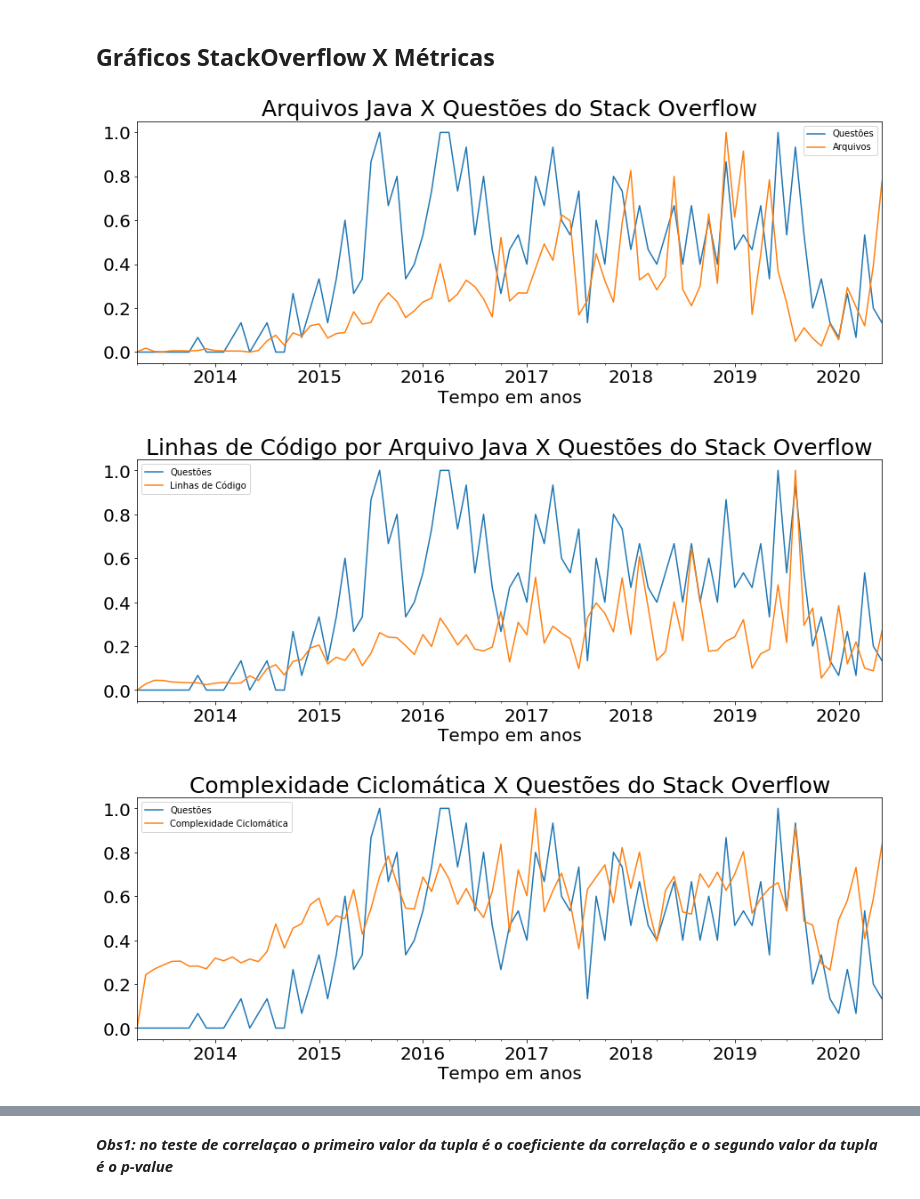
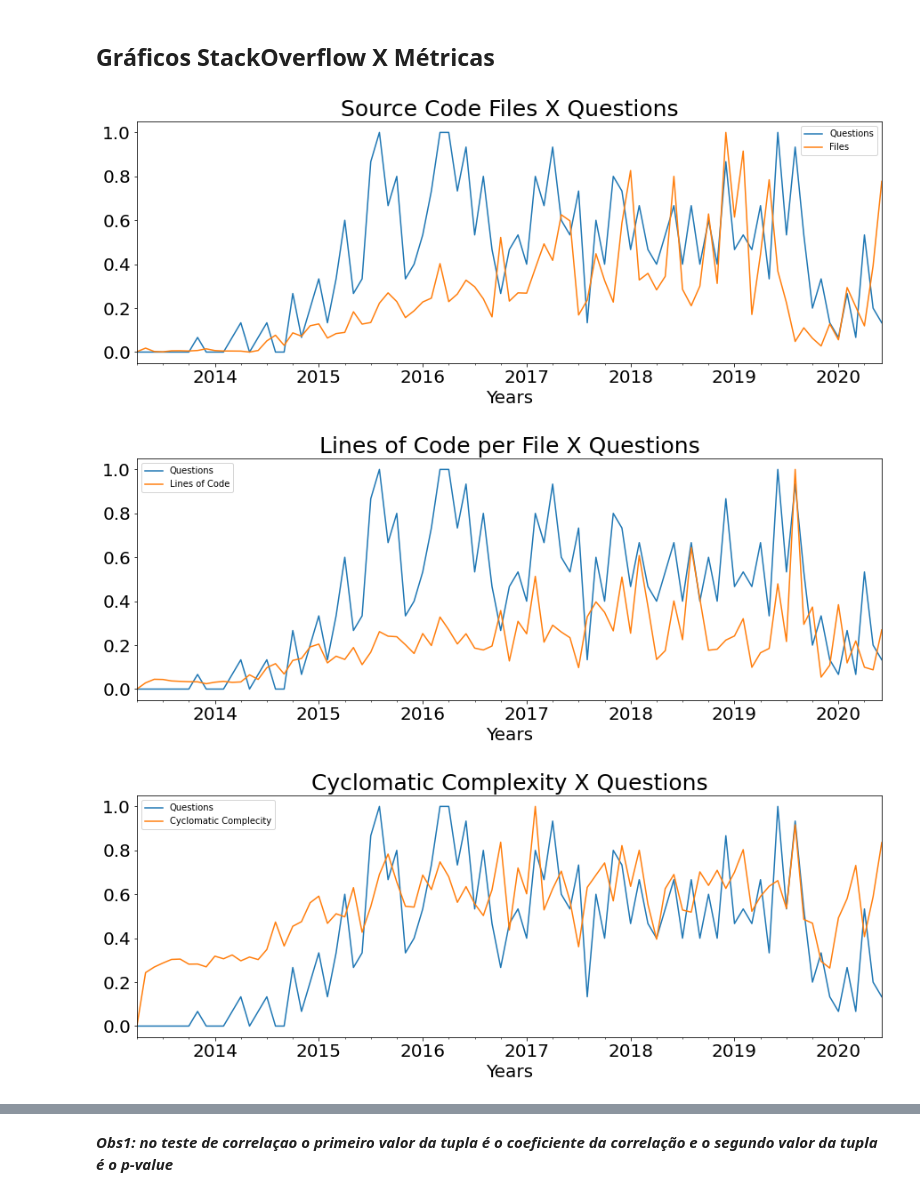
Before and after one commit to researchgroupsoma/SBES2022-CodeSamples, a Jupyter notebook: SBCARS2020/SBCARS2020.ipynb, the cells around one changed output, grey strips where cells are left out. Drawn from its saved outputs; the diff is of its cells as text; code cells hidden in the pictures.

```diff
--- a/SBCARS2020/SBCARS2020.ipynb
+++ b/SBCARS2020/SBCARS2020.ipynb
@@ -335,27 +386,27 @@ SpearmanrResult(correlation=-0.5494917768313291, pvalue=3.552448376390281e-08)
 # %% [markdown]
 ## Gráficos StackOverflow X Métricas
 # %%
-subplot = normalized_df["count_questions"].plot(figsize=(15,5), fontsize=20, legend=True, label="Questões")
-subplot = normalized_df["numberOfJavaFiles"].plot(figsize=(15,5), fontsize=20, legend=True, label="Arquivos")
-subplot.set_title("Arquivos Java X Questões do Stack Overflow", fontsize=25)
-subplot.set_xlabel("Tempo em anos", fontsize=20)
+subplot = normalized_df["count_questions"].plot(figsize=(15,5), fontsize=20, legend=True, label="Questions")
+subplot = normalized_df["numberOfJavaFiles"].plot(figsize=(15,5), fontsize=20, legend=True, label="Files")
+subplot.set_title("Source Code Files X Questions", fontsize=25)
+subplot.set_xlabel("Years", fontsize=20)
 subplot.figure.savefig("SBCARS2020/arquivosVsQuestões.pdf",bbox_inches = 'tight')
 # %% [output]
-[figure, old version]
+[figure, new version]
 # %%
-subplot = normalized_df["count_questions"].plot(figsize=(15,5), fontsize=20, legend=True, label="Questões")
-subplot = normalized_df["countLineCode/numberOfJavaFiles"].plot(figsize=(15,5), fontsize=20, legend=True, label="Linhas de Código")
-subplot.set_title("Linhas de Código por Arquivo Java X Questões do Stack Overflow", fontsize=25)
-subplot.set_xlabel("Tempo em anos", fontsize=20)
+subplot = normalized_df["count_questions"].plot(figsize=(15,5), fontsize=20, legend=True, label="Questions")
+subplot = normalized_df["countLineCode/numberOfJavaFiles"].plot(figsize=(15,5), fontsize=20, legend=True, label="Lines of Code")
+subplot.set_title("Lines of Code per File X Questions", fontsize=25)
+subplot.set_xlabel("Years", fontsize=20)
 subplot.figure.savefig("SBCARS2020/linhasVsQuestões.pdf",bbox_inches = 'tight')
 # %% [output]
-[figure, old version]
+[figure, new version]
 # %%
-subplot = normalized_df["count_questions"].plot(figsize=(15,5), fontsize=20, legend=True, label="Questões")
-subplot = normalized_df["SumCyclomaticStrict/CountDeclMethod"].plot(figsize=(15,5), fontsize=20, legend=True, label="Complexidade Ciclomática")
-subplot.set_title("Complexidade Ciclomática X Questões do Stack Overflow", fontsize=25)
-subplot.set_xlabel("Tempo em anos", fontsize=20)
+subplot = normalized_df["count_questions"].plot(figsize=(15,5), fontsize=20, legend=True, label="Questions")
+subplot = normalized_df["SumCyclomaticStrict/CountDeclMethod"].plot(figsize=(15,5), fontsize=20, legend=True, label="Cyclomatic Complecity")
+subplot.set_title("Cyclomatic Complexity X Questions", fontsize=25)
+subplot.set_xlabel("Years", fontsize=20)
 subplot.figure.savefig("SBCARS2020/ccVsQuestões.pdf",bbox_inches = 'tight')
 # %% [output]
-[figure, old version]
+[figure, new version]
 # %%
```
Also changed, not shown: parts of 18 cells of this notebook, 38 other files.
